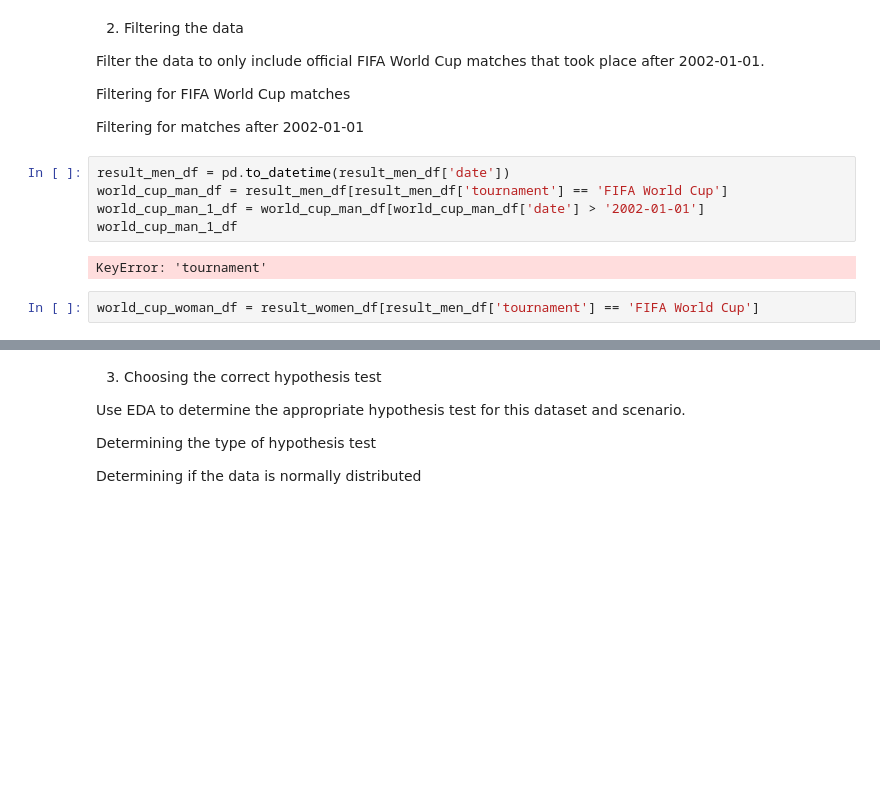
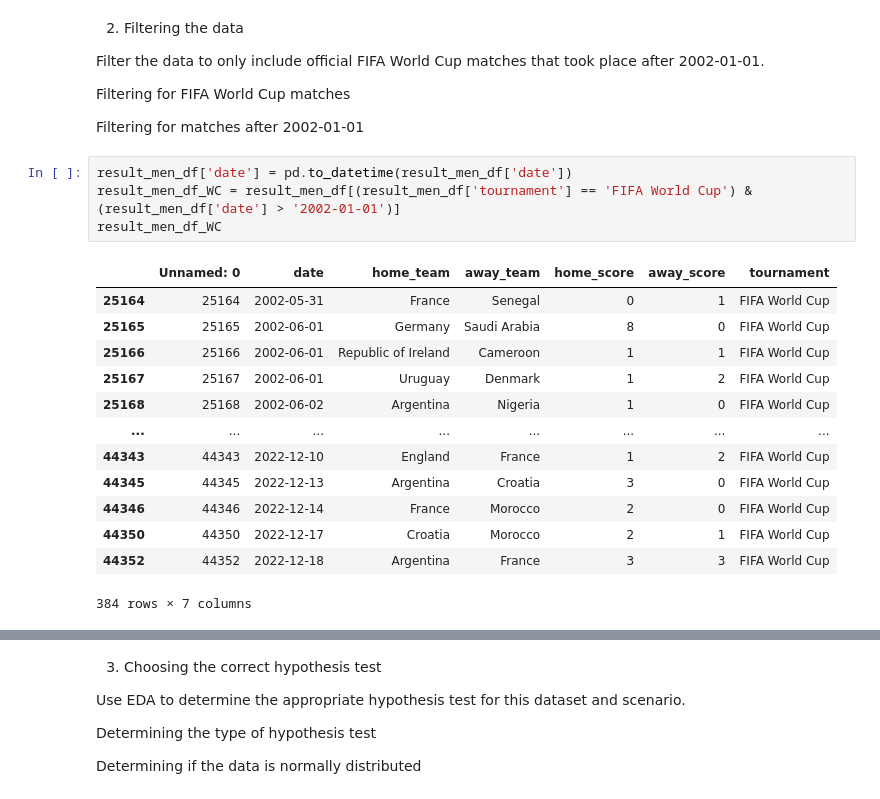
Before and after one commit to tnphat203/Phan-Tich-Du-Lieu-1, a Jupyter notebook: Attendance/TranNgocPhat0_21114201_30-03-2024.ipynb, the cells around one changed output, grey strips where cells are left out. Drawn from its saved outputs; the diff is of its cells as text; blank space fills up the shorter version.

```diff
--- a/Attendance/TranNgocPhat0_21114201_30-03-2024.ipynb
+++ b/Attendance/TranNgocPhat0_21114201_30-03-2024.ipynb
@@ -201,11 +201,20 @@ Filtering for FIFA World Cup matches
 
 Filtering for matches after 2002-01-01
 # %%
-result_men_df = pd.to_datetime(result_men_df['date'])
-world_cup_man_df = result_men_df[result_men_df['tournament'] == 'FIFA World Cup']
-world_cup_man_1_df = world_cup_man_df[world_cup_man_df['date'] > '2002-01-01']
-world_cup_man_1_df
+result_men_df['date'] = pd.to_datetime(result_men_df['date'])
+result_men_df_WC = result_men_df[(result_men_df['tournament'] == 'FIFA World Cup') & (result_men_df['date'] > '2002-01-01')]
+result_men_df_WC
 # %% [output]
+|  | Unnamed: 0 | date | home_team | away_team | home_score | away_score | tournament |
+| 25164 | 25164 | 2002-05-31 | France | Senegal | 0 | 1 | FIFA World Cup |
+| 25165 | 25165 | 2002-06-01 | Germany | Saudi Arabia | 8 | 0 | FIFA World Cup |
+| 25166 | 25166 | 2002-06-01 | Republic of Ireland | Cameroon | 1 | 1 | FIFA World Cup |
+| 25167 | 25167 | 2002-06-01 | Uruguay | Denmark | 1 | 2 | FIFA World Cup |
+| 25168 | 25168 | 2002-06-02 | Argentina | Nigeria | 1 | 0 | FIFA World Cup |
+| ... | ... | ... | ... | ... | ... | ... | ... |
+| 44343 | 44343 | 2022-12-10 | England | France | 1 | 2 | FIFA World Cup |
+| 44345 | 44345 | 2022-12-13 | Argentina | Croatia | 3 | 0 | FIFA World Cup |
+| 44346 | 44346 | 2022-12-14 | France | Morocco | 2 | 0 | FIFA World Cup |
+| 44350 | 44350 | 2022-12-17 | Croatia | Morocco | 2 | 1 | FIFA World Cup |
+| 44352 | 44352 | 2022-12-18 | Argentina | France | 3 | 3 | FIFA World Cup |
-KeyError: 'tournament'
+384 rows × 7 columns
-# %%
-world_cup_woman_df = result_women_df[result_men_df['tournament'] == 'FIFA World Cup']
```
Also changed, not shown: parts of 1 cell of this notebook, 2 other files.
